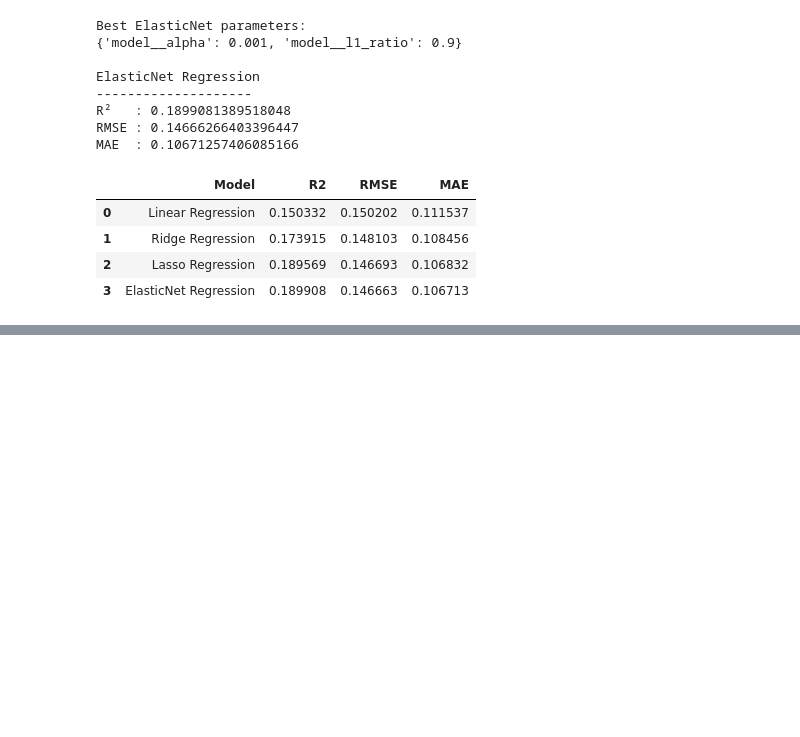
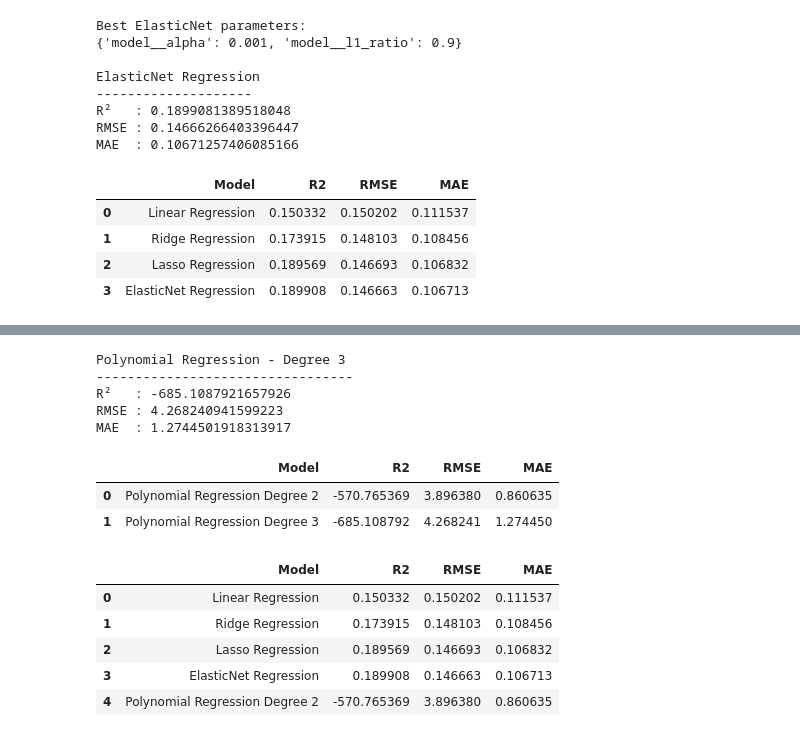
Before and after one commit to ManashaYoges/Team13_ML, a Jupyter notebook: notebooks/regression.ipynb, the cells around one changed output, grey strips where cells are left out. Saved outputs shown, nothing was run; the diff lists cells and outputs as text; code cells hidden in the pictures; blank space fills up the shorter version.

Commit message:
Add Polynomial Regression and degree comparison

```diff
--- a/notebooks/regression.ipynb
+++ b/notebooks/regression.ipynb
@@ -580,0 +630,79 @@ display(pd.DataFrame(results))
+# %%
+poly3_pipeline = Pipeline(
+    steps=[
+        ("preprocessor", poly_preprocessor),
+        ("poly", PolynomialFeatures(
+            degree=3,
+            include_bias=False
+        )),
+        ("model", LinearRegression())
+    ]
+)
+
+poly3_pipeline.fit(X_train, y_train)
+
+poly3_pred = poly3_pipeline.predict(X_test)
+
+poly3_r2 = r2_score(y_test, poly3_pred)
+poly3_rmse = np.sqrt(mean_squared_error(y_test, poly3_pred))
+poly3_mae = mean_absolute_error(y_test, poly3_pred)
+
+print("Polynomial Regression - Degree 3")
+print("---------------------------------")
+print("R²   :", poly3_r2)
+print("RMSE :", poly3_rmse)
+print("MAE  :", poly3_mae)
+# %% [output]
+Polynomial Regression - Degree 3
+---------------------------------
+R²   : -685.1087921657926
+RMSE : 4.268240941599223
+MAE  : 1.2744501918313917
+# %%
+polynomial_results = pd.DataFrame([
+    {
+        "Model": "Polynomial Regression Degree 2",
+        "R2": poly2_r2,
+        "RMSE": poly2_rmse,
+        "MAE": poly2_mae
+    },
+    {
+        "Model": "Polynomial Regression Degree 3",
+        "R2": poly3_r2,
+        "RMSE": poly3_rmse,
+        "MAE": poly3_mae
+    }
+])
+
+display(polynomial_results)
+# %% [output]
+|  | Model | R2 | RMSE | MAE |
+| 0 | Polynomial Regression Degree 2 | -570.765369 | 3.896380 | 0.860635 |
+| 1 | Polynomial Regression Degree 3 | -685.108792 | 4.268241 | 1.274450 |
+# %%
+if poly2_r2 >= poly3_r2:
+    best_poly_name = "Polynomial Regression Degree 2"
+    best_poly_r2 = poly2_r2
+    best_poly_rmse = poly2_rmse
+    best_poly_mae = poly2_mae
+else:
+    best_poly_name = "Polynomial Regression Degree 3"
+    best_poly_r2 = poly3_r2
+    best_poly_rmse = poly3_rmse
+    best_poly_mae = poly3_mae
+
+results.append({
+    "Model": best_poly_name,
+    "R2": best_poly_r2,
+    "RMSE": best_poly_rmse,
+    "MAE": best_poly_mae
+})
+
+display(pd.DataFrame(results))
+# %% [output]
+|  | Model | R2 | RMSE | MAE |
+| 0 | Linear Regression | 0.150332 | 0.150202 | 0.111537 |
+| 1 | Ridge Regression | 0.173915 | 0.148103 | 0.108456 |
+| 2 | Lasso Regression | 0.189569 | 0.146693 | 0.106832 |
+| 3 | ElasticNet Regression | 0.189908 | 0.146663 | 0.106713 |
+| 4 | Polynomial Regression Degree 2 | -570.765369 | 3.896380 | 0.860635 |
```
Also changed, not shown: parts of 2 cells of this notebook.
